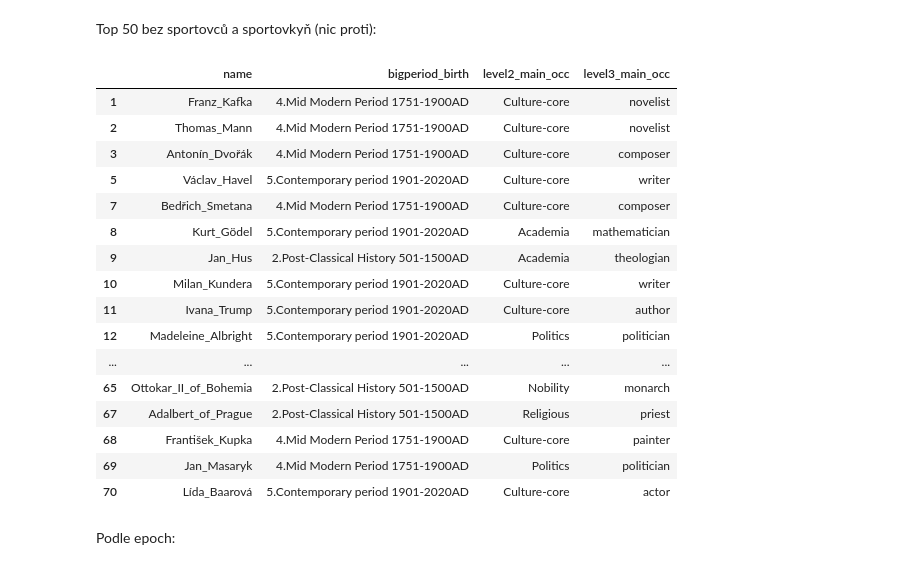
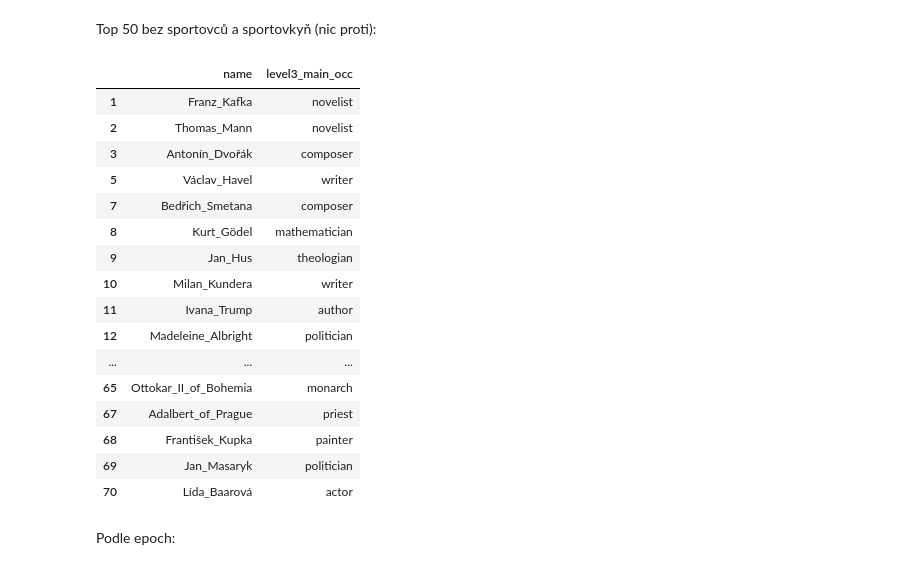
Before and after one commit to michalkasparek/who-Is-who, a Jupyter notebook: 1 Toulky českou minulostí.ipynb, the cells around one changed output. Cells and saved outputs as stored; diff of their text form; code cells hidden in the pictures.

```diff
--- a/1 Toulky českou minulostí.ipynb
+++ b/1 Toulky českou minulostí.ipynb
@@ -47,25 +47,25 @@ whoiswho[whoiswho["name"].str.contains("George_of_Poděbrady")][["list_areas_of_
 # %% [markdown]
 Top 50 bez sportovců a sportovkyň (nic proti):
 # %%
-nejvetsicech[nejvetsicech["level2_main_occ"] != "Sports/Games"][["name","bigperiod_birth","level2_main_occ","level3_main_occ"]].head(50)
+nejvetsicech[nejvetsicech["level2_main_occ"] != "Sports/Games"][["name","level3_main_occ"]].head(50)
 # %% [output]
-|  | name | bigperiod_birth | level2_main_occ | level3_main_occ |
-| 1 | Franz_Kafka | 4.Mid Modern Period 1751-1900AD | Culture-core | novelist |
-| 2 | Thomas_Mann | 4.Mid Modern Period 1751-1900AD | Culture-core | novelist |
-| 3 | Antonín_Dvořák | 4.Mid Modern Period 1751-1900AD | Culture-core | composer |
-| 5 | Václav_Havel | 5.Contemporary period 1901-2020AD | Culture-core | writer |
-| 7 | Bedřich_Smetana | 4.Mid Modern Period 1751-1900AD | Culture-core | composer |
-| 8 | Kurt_Gödel | 5.Contemporary period 1901-2020AD | Academia | mathematician |
-| 9 | Jan_Hus | 2.Post-Classical History 501-1500AD | Academia | theologian |
-| 10 | Milan_Kundera | 5.Contemporary period 1901-2020AD | Culture-core | writer |
-| 11 | Ivana_Trump | 5.Contemporary period 1901-2020AD | Culture-core | author |
-| 12 | Madeleine_Albright | 5.Contemporary period 1901-2020AD | Politics | politician |
-| ... | ... | ... | ... | ... |
-| 65 | Ottokar_II_of_Bohemia | 2.Post-Classical History 501-1500AD | Nobility | monarch |
-| 67 | Adalbert_of_Prague | 2.Post-Classical History 501-1500AD | Religious | priest |
-| 68 | František_Kupka | 4.Mid Modern Period 1751-1900AD | Culture-core | painter |
-| 69 | Jan_Masaryk | 4.Mid Modern Period 1751-1900AD | Politics | politician |
-| 70 | Lída_Baarová | 5.Contemporary period 1901-2020AD | Culture-core | actor |
+|  | name | level3_main_occ |
+| 1 | Franz_Kafka | novelist |
+| 2 | Thomas_Mann | novelist |
+| 3 | Antonín_Dvořák | composer |
+| 5 | Václav_Havel | writer |
+| 7 | Bedřich_Smetana | composer |
+| 8 | Kurt_Gödel | mathematician |
+| 9 | Jan_Hus | theologian |
+| 10 | Milan_Kundera | writer |
+| 11 | Ivana_Trump | author |
+| 12 | Madeleine_Albright | politician |
+| ... | ... | ... |
+| 65 | Ottokar_II_of_Bohemia | monarch |
+| 67 | Adalbert_of_Prague | priest |
+| 68 | František_Kupka | painter |
+| 69 | Jan_Masaryk | politician |
+| 70 | Lída_Baarová | actor |
 # %% [markdown]
 Podle epoch:
 # %%
```
Also changed, not shown: parts of 1 cell of this notebook.
